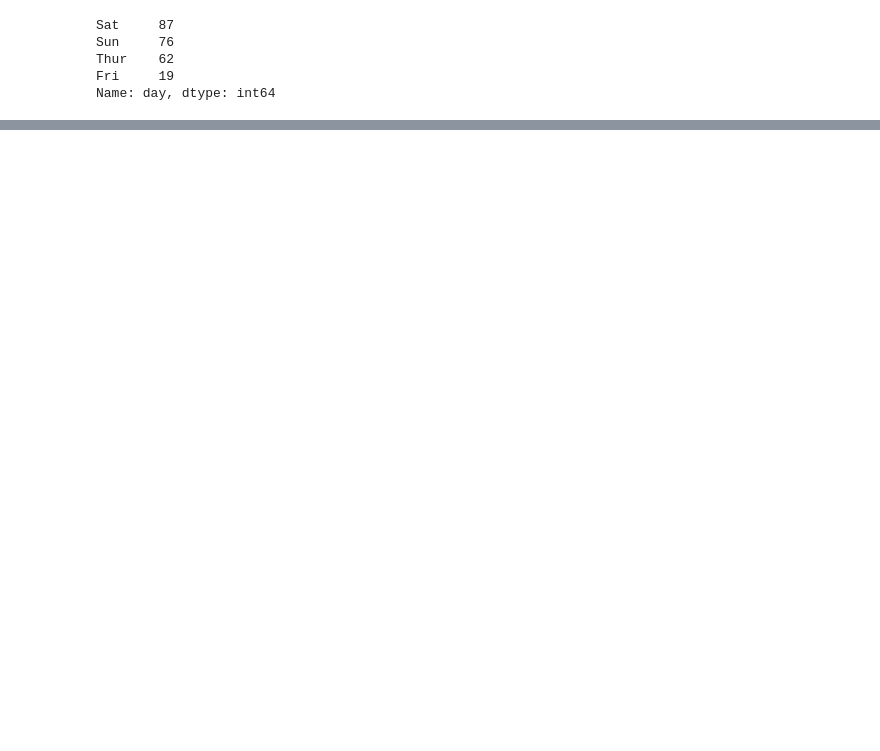
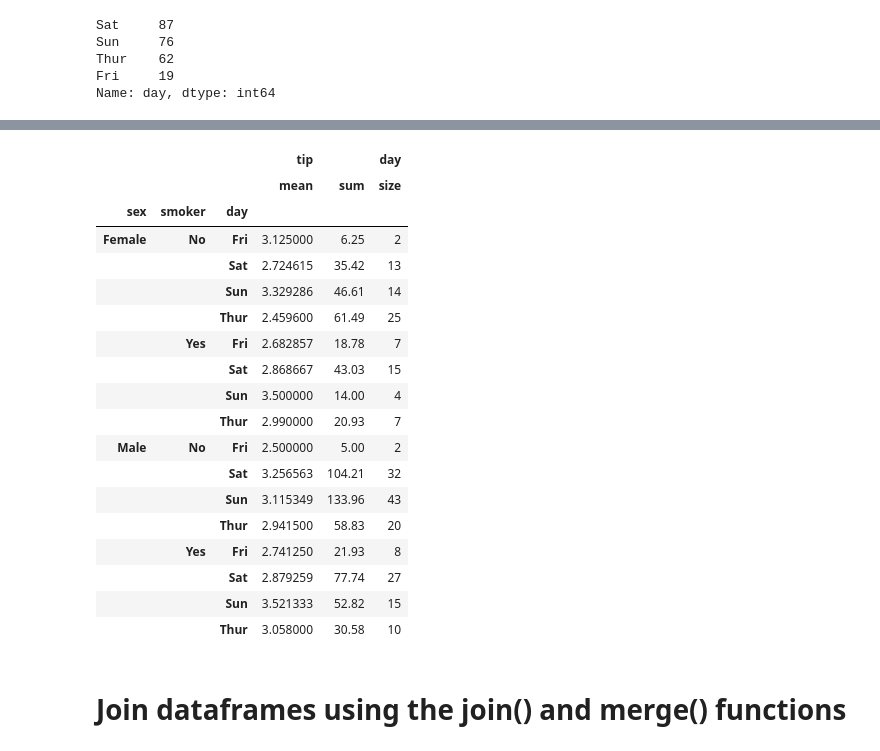
Before and after one commit to sammienjihia/data_science, a Jupyter notebook: pandas_vs_sql.ipynb, the cells around one changed output, grey strips where cells are left out. Saved outputs shown, nothing was run; the diff lists cells and outputs as text; code cells hidden in the pictures; blank space fills up the shorter version.

```diff
--- a/pandas_vs_sql.ipynb
+++ b/pandas_vs_sql.ipynb
@@ -430,0 +493,24 @@ Name: day, dtype: int64
+# %%
+pd_data.groupby(['sex', 'smoker', 'day']).agg({'tip':[np.mean, np.sum], 'day':np.size})
+# %% [output]
+|  |  |  | tip |  | day |
+|  |  |  | mean | sum | size |
+| sex | smoker | day |  |  |  |
+| Female | No | Fri | 3.125000 | 6.25 | 2 |
+|  |  | Sat | 2.724615 | 35.42 | 13 |
+|  |  | Sun | 3.329286 | 46.61 | 14 |
+|  |  | Thur | 2.459600 | 61.49 | 25 |
+|  | Yes | Fri | 2.682857 | 18.78 | 7 |
+|  |  | Sat | 2.868667 | 43.03 | 15 |
+|  |  | Sun | 3.500000 | 14.00 | 4 |
+|  |  | Thur | 2.990000 | 20.93 | 7 |
+| Male | No | Fri | 2.500000 | 5.00 | 2 |
+|  |  | Sat | 3.256563 | 104.21 | 32 |
+|  |  | Sun | 3.115349 | 133.96 | 43 |
+|  |  | Thur | 2.941500 | 58.83 | 20 |
+|  | Yes | Fri | 2.741250 | 21.93 | 8 |
+|  |  | Sat | 2.879259 | 77.74 | 27 |
+|  |  | Sun | 3.521333 | 52.82 | 15 |
+|  |  | Thur | 3.058000 | 30.58 | 10 |
+# %% [markdown]
+# Join dataframes using the join() and merge() functions
```
Also changed, not shown: parts of 17 cells of this notebook.
